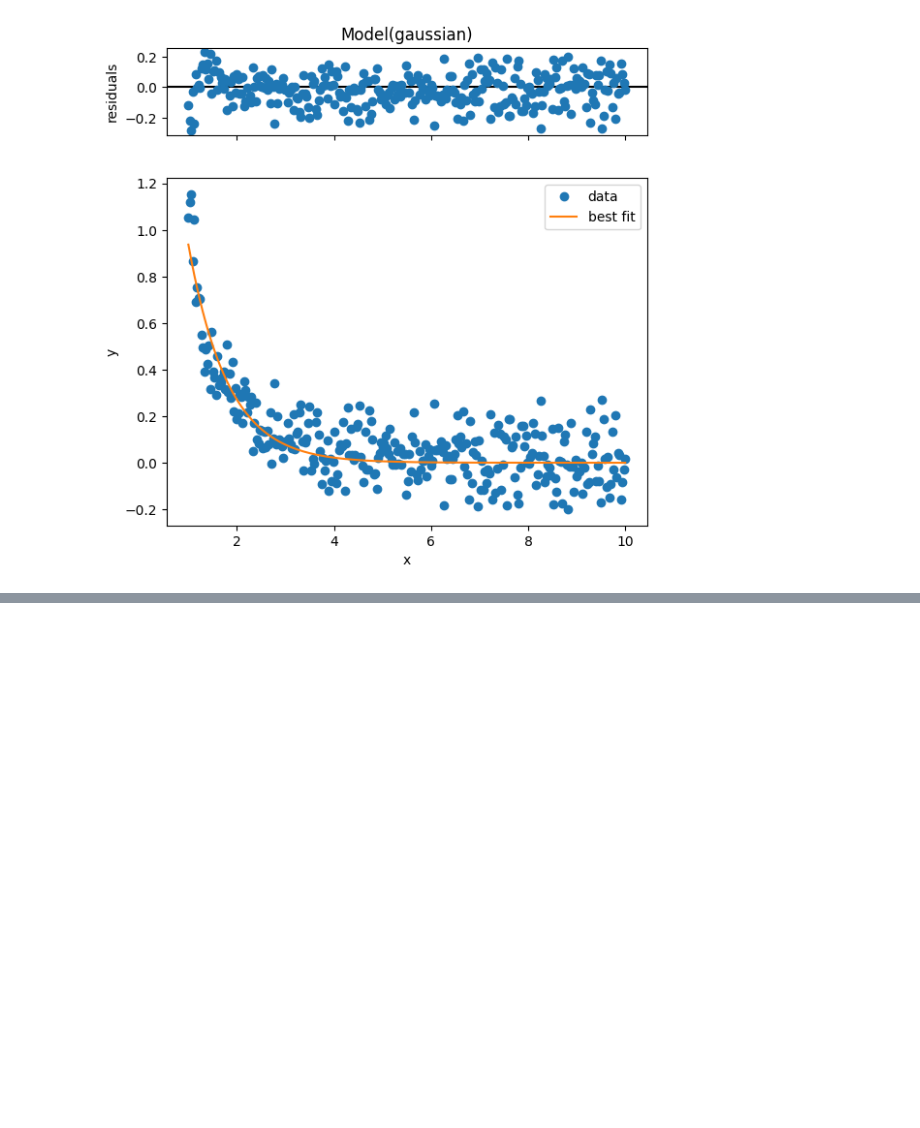
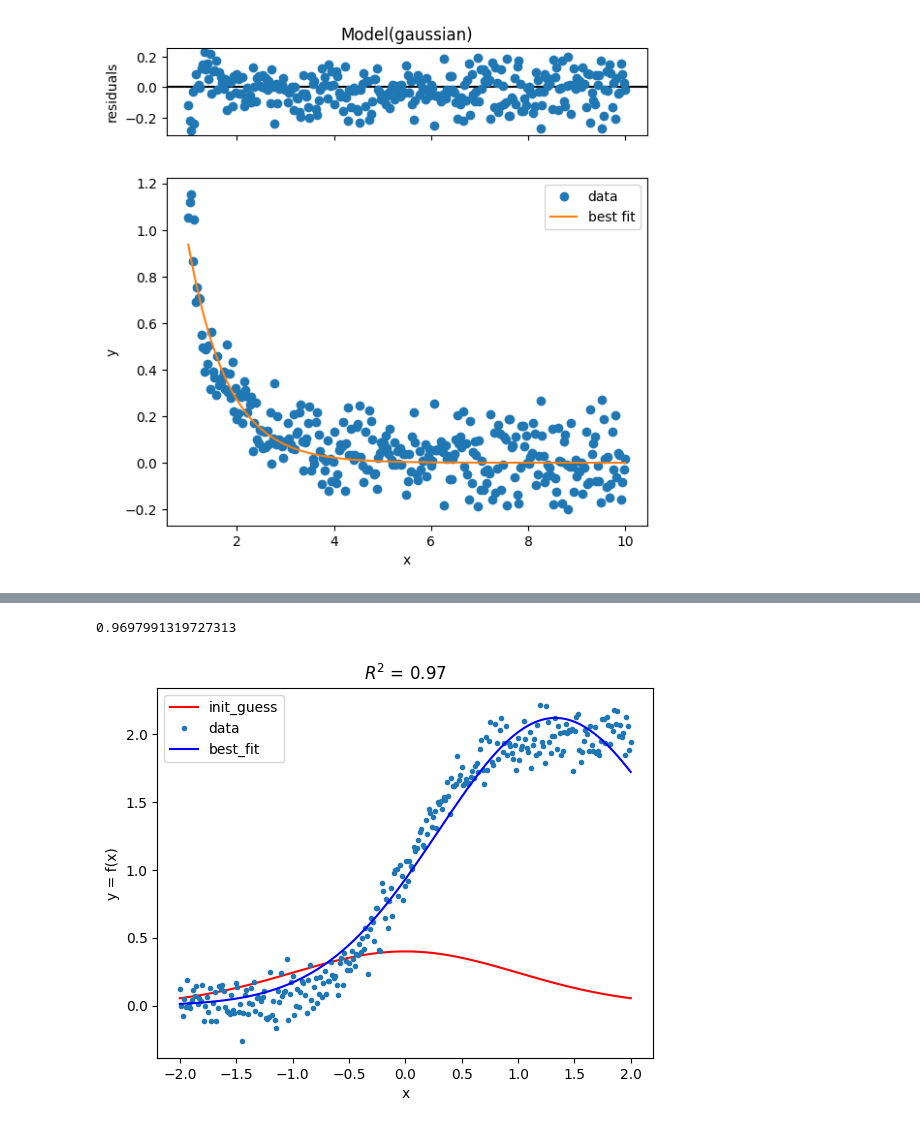
Before and after one commit to Tien-Dat-PHAN/DataScience, a Jupyter notebook: Udemy_MasterPython/Data_curve_fitting.ipynb, the cells around one changed output, grey strips where cells are left out. Saved outputs shown, nothing was run; the diff lists cells and outputs as text; code cells hidden in the pictures; blank space fills up the shorter version.

```diff
--- a/Udemy_MasterPython/Data_curve_fitting.ipynb
+++ b/Udemy_MasterPython/Data_curve_fitting.ipynb
@@ -140,0 +183,19 @@ result2.plot()
+# %%
+coerr = np.corrcoef(y, res1.best_fit)[1,0]**2
+coerr
+# %% [output]
+0.9697991319727313
+# %%
+# plot intial guess and best fit
+
+plt.plot(x,res1.init_fit,  'r', label = 'init_guess')
+plt.plot(x, y, '.', label = 'data')
+plt.plot(x, res1.best_fit, 'blue', label = 'best_fit')
+plt.xlabel('x')
+plt.ylabel('y = f(x)')
+plt.title('$R^2$ = {}'.format(round(coerr,2)))
+
+plt.legend()
+plt.show()
+# %% [output]
+[figure, added]
```
Also changed, not shown: parts of 7 cells of this notebook.
